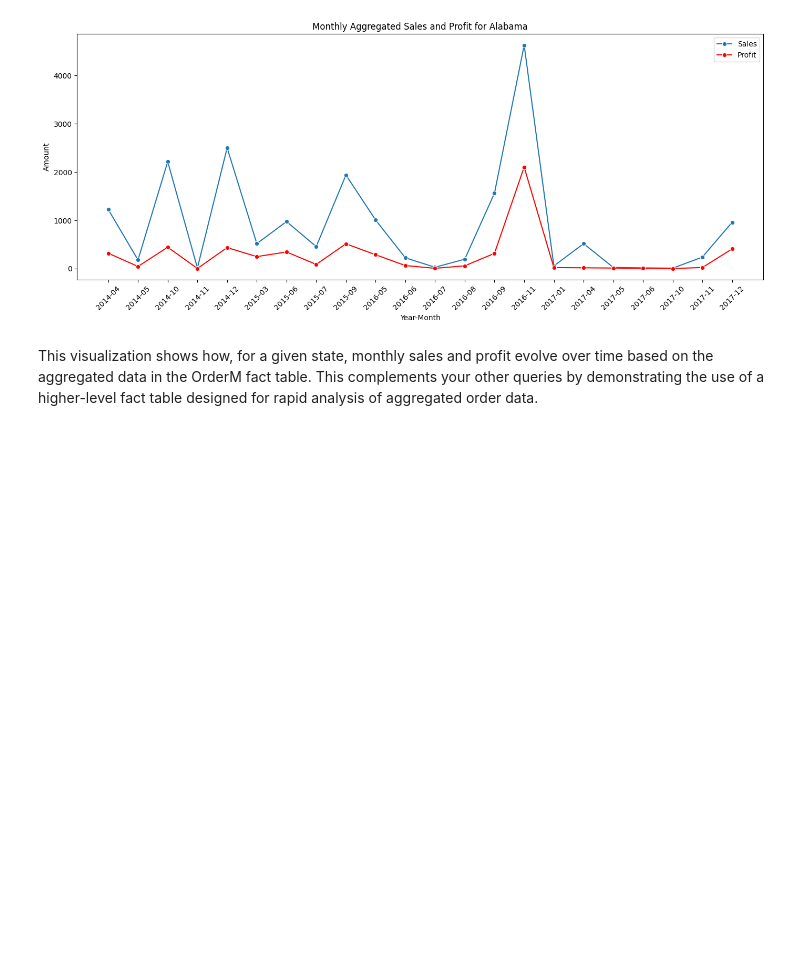
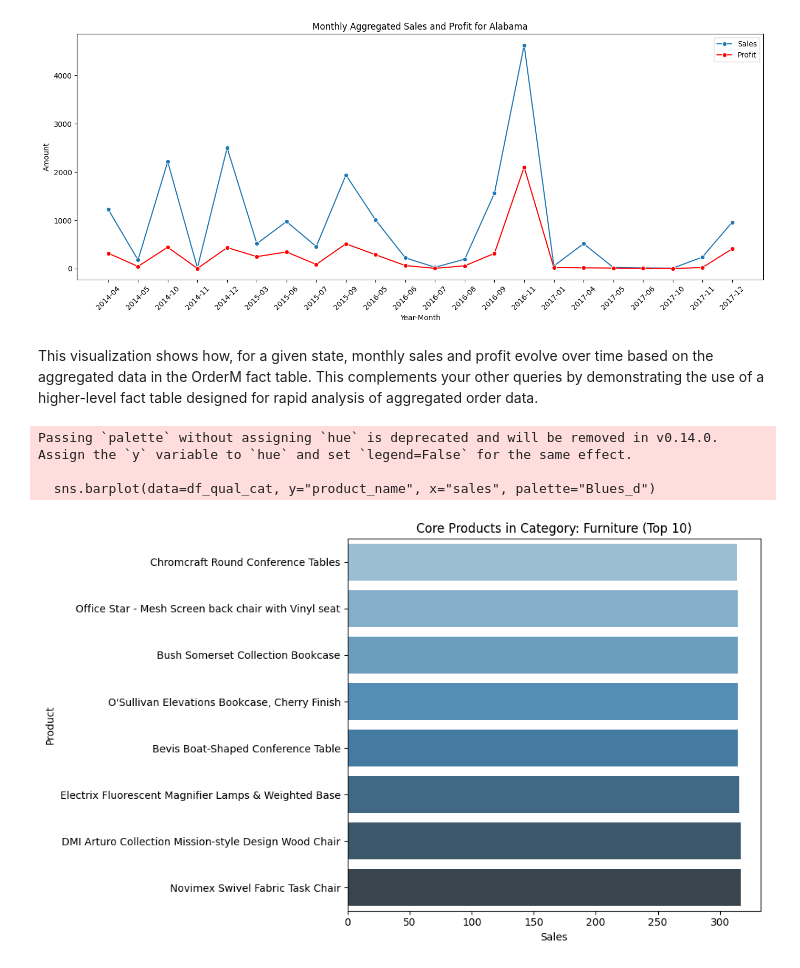
Before and after one commit to 0xAbelheira/Super-Store-DataWarehouse, a Jupyter notebook: Data_Analysis.ipynb, the cells around one changed output. Cells and saved outputs as stored; diff of their text form; code cells hidden in the pictures; blank space fills up the shorter version.

```diff
--- a/Data_Analysis.ipynb
+++ b/Data_Analysis.ipynb
@@ -359,3 +359,49 @@ plt.show()
 [figure]
 # %% [markdown]
 This visualization shows how, for a given state, monthly sales and profit evolve over time based on the aggregated data in the OrderM fact table. This complements your other queries by demonstrating the use of a higher-level fact table designed for rapid analysis of aggregated order data.
+# %%
+# Cell: Qualified Majority – Core Products in Each Category (Limited to 10 Products)
+query_qualified = """
+WITH sales_cte AS (
+  SELECT
+    cat.category_name,
+    p.product_name,
+    i.sales,
+    SUM(i.sales) OVER (PARTITION BY cat.category_name ORDER BY i.sales DESC ROWS UNBOUNDED PRECEDING) AS running_sales,
+    SUM(i.sales) OVER (PARTITION BY cat.category_name) AS total_category_sales
+  FROM Item i
+  JOIN Product p ON i.product_id = p.product_id
+  JOIN Category cat ON p.category_id = cat.category_id
+)
+SELECT
+    category_name,
+    product_name,
+    sales,
+    running_sales,
+    total_category_sales
+FROM sales_cte
+WHERE running_sales - sales < 0.8 * total_category_sales
+ORDER BY category_name, running_sales DESC
+LIMIT 10;
+"""
+df_qualified = pd.read_sql(query_qualified, conn)
+
+# For visualization, we can plot for one selected category
+selected_cat = df_qualified["category_name"].unique()[0]
+df_qual_cat = df_qualified[df_qualified["category_name"] == selected_cat]
+
+plt.figure(figsize=(10,6))
+sns.barplot(data=df_qual_cat, y="product_name", x="sales", palette="Blues_d")
+plt.title(f"Core Products in Category: {selected_cat} (Top 10)")
+plt.xlabel("Sales")
+plt.ylabel("Product")
+plt.tight_layout()
+plt.show()
+
+# Optionally, display the resulting DataFrame
+#print(df_qual_cat)
+# %% [output]
+Passing `palette` without assigning `hue` is deprecated and will be removed in v0.14.0. Assign the `y` variable to `hue` and set `legend=False` for the same effect.
+
+  sns.barplot(data=df_qual_cat, y="product_name", x="sales", palette="Blues_d")
+[figure, added]
```
Also changed, not shown: parts of 3 cells of this notebook.
